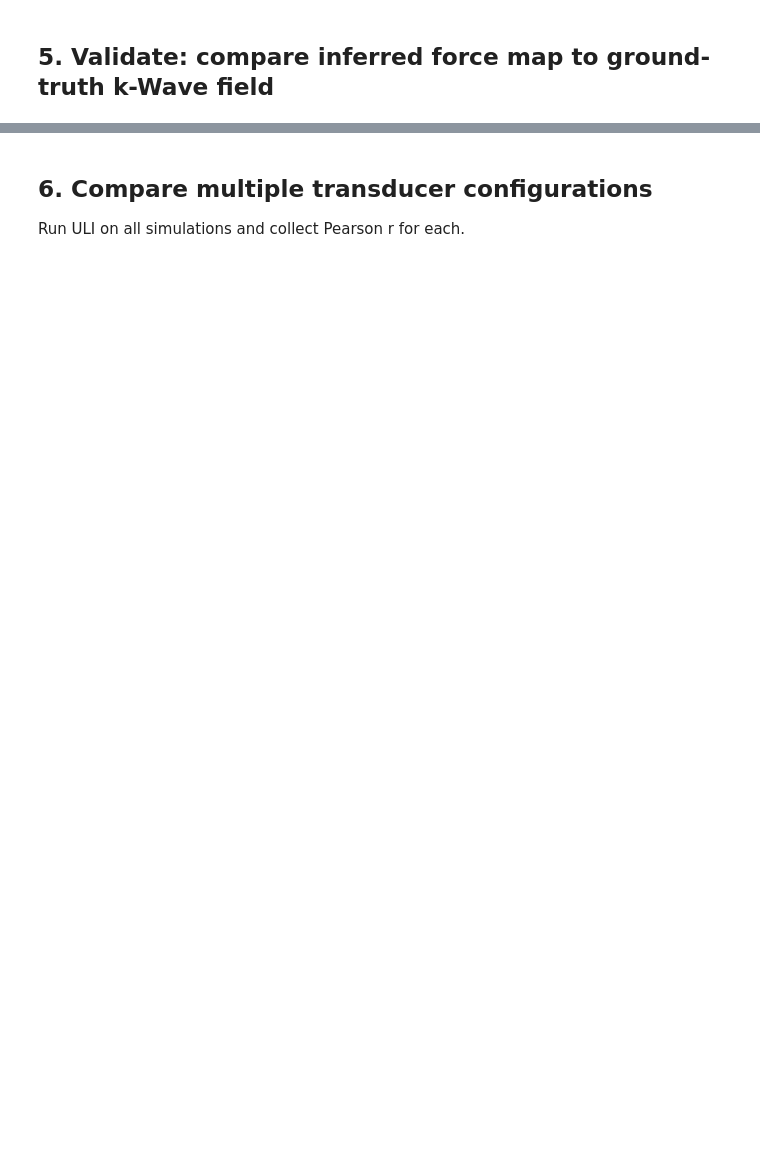
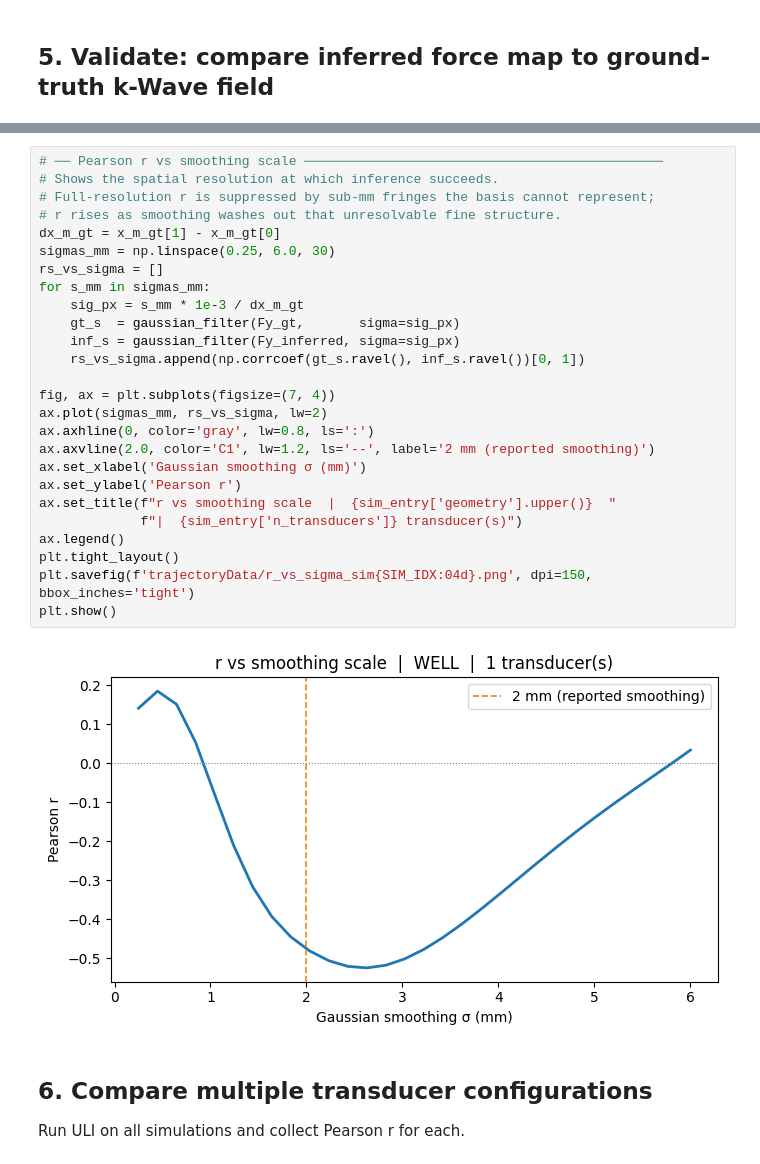
Before and after one commit to davisbone/Bespoke-Ultrasound, a Jupyter notebook: underdampedSFI.ipynb, the cells around one changed output, grey strips where cells are left out. Drawn from its saved outputs; the diff is of its cells as text; blank space fills up the shorter version.

```diff
--- a/underdampedSFI.ipynb
+++ b/underdampedSFI.ipynb
@@ -320,3 +411,31 @@ print(f"Rel. RMSE  = {rmse / Fy_gt.mean():.3f}  (normalised to mean force)")
+# %%
+# ── Pearson r vs smoothing scale ──────────────────────────────────────────────
+# Shows the spatial resolution at which inference succeeds.
+# Full-resolution r is suppressed by sub-mm fringes the basis cannot represent;
+# r rises as smoothing washes out that unresolvable fine structure.
+dx_m_gt = x_m_gt[1] - x_m_gt[0]
+sigmas_mm = np.linspace(0.25, 6.0, 30)
+rs_vs_sigma = []
+for s_mm in sigmas_mm:
+    sig_px = s_mm * 1e-3 / dx_m_gt
+    gt_s  = gaussian_filter(Fy_gt,       sigma=sig_px)
+    inf_s = gaussian_filter(Fy_inferred, sigma=sig_px)
+    rs_vs_sigma.append(np.corrcoef(gt_s.ravel(), inf_s.ravel())[0, 1])
+
+fig, ax = plt.subplots(figsize=(7, 4))
+ax.plot(sigmas_mm, rs_vs_sigma, lw=2)
+ax.axhline(0, color='gray', lw=0.8, ls=':')
+ax.axvline(2.0, color='C1', lw=1.2, ls='--', label='2 mm (reported smoothing)')
+ax.set_xlabel('Gaussian smoothing σ (mm)')
+ax.set_ylabel('Pearson r')
+ax.set_title(f"r vs smoothing scale  |  {sim_entry['geometry'].upper()}  "
+             f"|  {sim_entry['n_transducers']} transducer(s)")
+ax.legend()
+plt.tight_layout()
+plt.savefig(f'trajectoryData/r_vs_sigma_sim{SIM_IDX:04d}.png', dpi=150, bbox_inches='tight')
+plt.show()
+# %% [output]
+[figure, added]
 # %% [markdown]
 ## 6. Compare multiple transducer configurations
 
```
Also changed, not shown: parts of 12 cells of this notebook.
